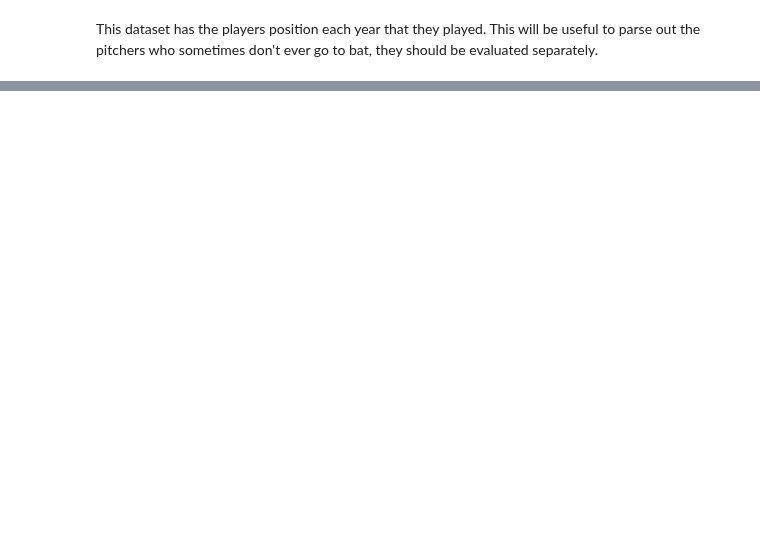
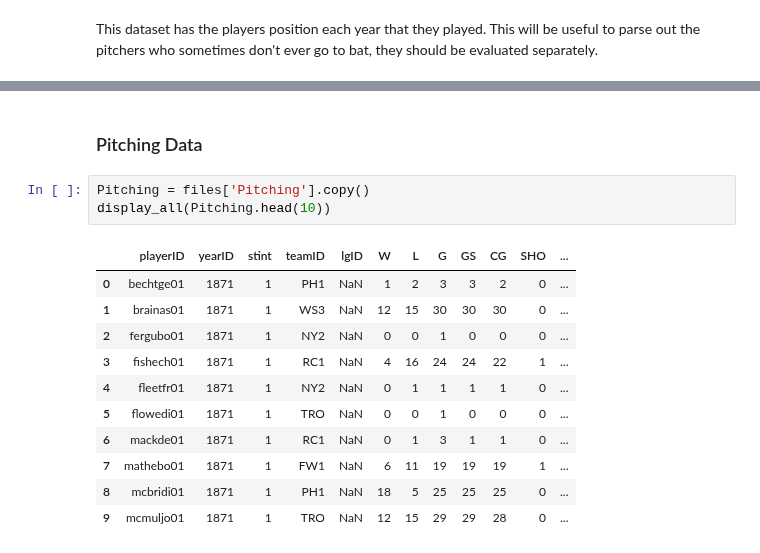
Before and after one commit to aradaha/Baseball-Stats-Project, a Jupyter notebook: Capstone.ipynb, the cells around one changed output, grey strips where cells are left out. Drawn from its saved outputs; the diff is of its cells as text; blank space fills up the shorter version.

```diff
--- a/Capstone.ipynb
+++ b/Capstone.ipynb
@@ -367,0 +366,17 @@ This dataset has the players position each year that they played. This will be u
+# %% [markdown]
+### Pitching Data
+# %%
+Pitching = files['Pitching'].copy()
+display_all(Pitching.head(10))
+# %% [output]
+|  | playerID | yearID | stint | teamID | lgID | W | L | G | GS | CG | SHO | ... |
+| 0 | bechtge01 | 1871 | 1 | PH1 | NaN | 1 | 2 | 3 | 3 | 2 | 0 | ... |
+| 1 | brainas01 | 1871 | 1 | WS3 | NaN | 12 | 15 | 30 | 30 | 30 | 0 | ... |
+| 2 | fergubo01 | 1871 | 1 | NY2 | NaN | 0 | 0 | 1 | 0 | 0 | 0 | ... |
+| 3 | fishech01 | 1871 | 1 | RC1 | NaN | 4 | 16 | 24 | 24 | 22 | 1 | ... |
+| 4 | fleetfr01 | 1871 | 1 | NY2 | NaN | 0 | 1 | 1 | 1 | 1 | 0 | ... |
+| 5 | flowedi01 | 1871 | 1 | TRO | NaN | 0 | 0 | 1 | 0 | 0 | 0 | ... |
+| 6 | mackde01 | 1871 | 1 | RC1 | NaN | 0 | 1 | 3 | 1 | 1 | 0 | ... |
+| 7 | mathebo01 | 1871 | 1 | FW1 | NaN | 6 | 11 | 19 | 19 | 19 | 1 | ... |
+| 8 | mcbridi01 | 1871 | 1 | PH1 | NaN | 18 | 5 | 25 | 25 | 25 | 0 | ... |
+| 9 | mcmuljo01 | 1871 | 1 | TRO | NaN | 12 | 15 | 29 | 29 | 28 | 0 | ... |
```
Also changed, not shown: parts of 13 cells of this notebook.
